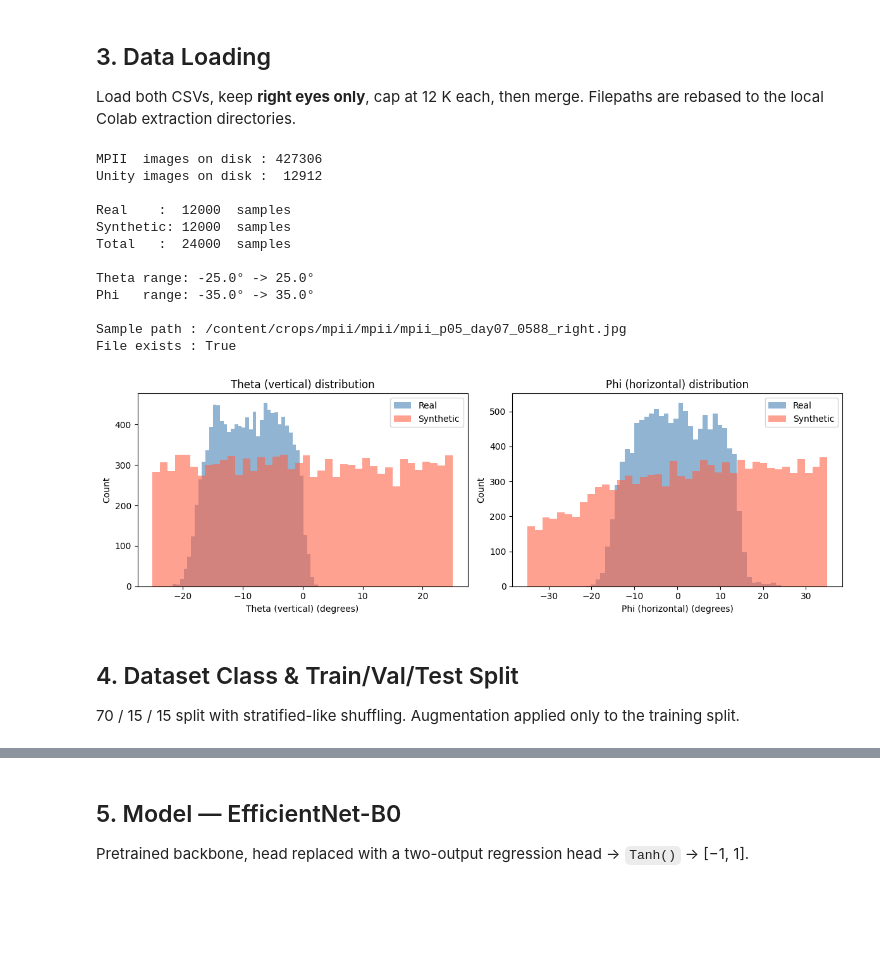
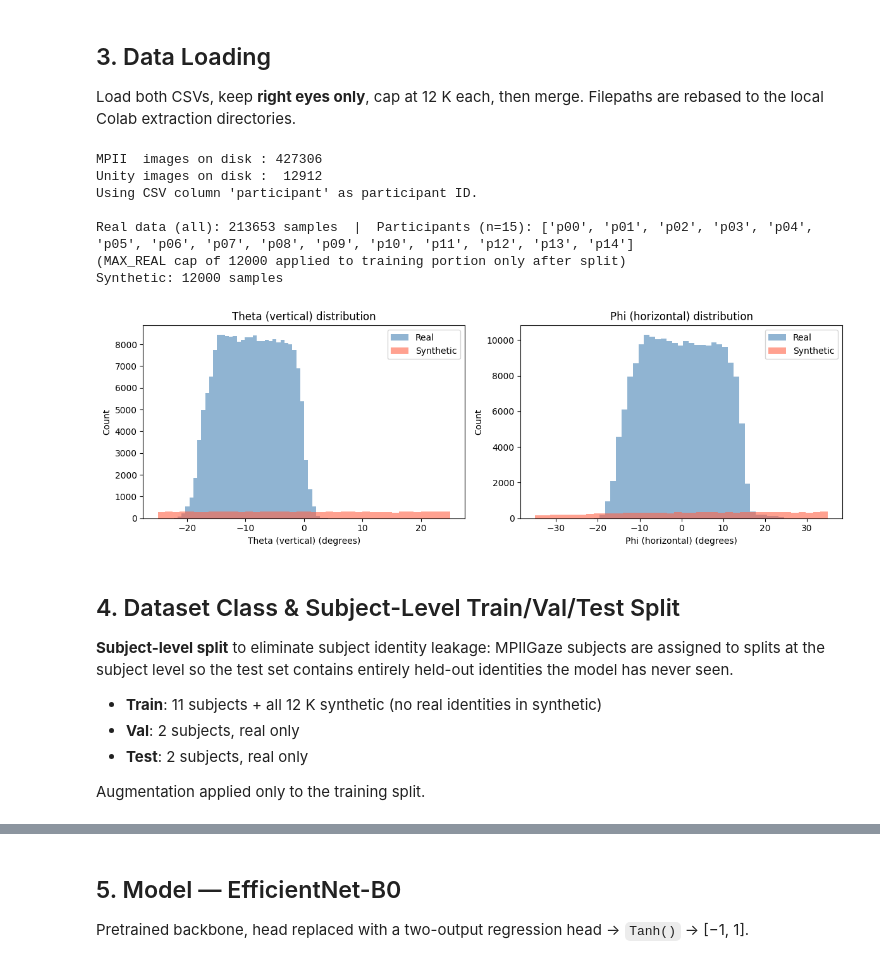
Before and after one commit to sanzserif/synth-gaze-fyp, a Jupyter notebook: backend/Research/model_atmpt_2.ipynb, the cells around one changed output, grey strips where cells are left out. Cells and saved outputs as stored; diff of their text form; code cells hidden in the pictures; blank space fills up the shorter version.

Commit message:
test: 03Apr0112h model train snapshot

```diff
--- a/backend/Research/model_atmpt_2.ipynb
+++ b/backend/Research/model_atmpt_2.ipynb
@@ -184,62 +176,81 @@ mpii_on_disk  = {os.path.basename(p) for p in glob.glob(f'{IMAGES_MPII}/*.jpg')}
 unity_on_disk = {os.path.basename(p) for p in glob.glob(f'{IMAGES_UNITY}/*.jpg')}
 print(f"MPII  images on disk : {len(mpii_on_disk):>6}")
 print(f"Unity images on disk : {len(unity_on_disk):>6}")
 
-# ── Load real (MPIIGaze, right eye only, files-on-disk filtered) ─────────────
+# ── Load ALL real data (no cap here — cap is applied to training only after split) ──
 df_real = pd.read_csv(MPII_CSV)
 df_real = df_real[df_real['side'] == 'right'].copy()
 df_real['_fname'] = df_real['filepath'].apply(lambda p: p.replace('\\', '/').split('/')[-1])
 df_real = df_real[df_real['_fname'].isin(mpii_on_disk)].drop(columns='_fname')
-df_real = df_real.sample(n=min(MAX_REAL, len(df_real)), random_state=SEED).reset_index(drop=True)
+df_real = df_real.sample(frac=1, random_state=SEED).reset_index(drop=True)   # shuffle only
 df_real['filepath'] = df_real['filepath'].apply(lambda p: rebase_path(p, IMAGES_MPII))
+
+# ── Extract participant ID for person-level splitting ─────────────────────────
+# Priority: use an existing CSV column if available, otherwise parse the filename.
+_PARTICIPANT_COLS = ['participant', 'subject', 'person', 'person_id', 'participant_id', 'subject_id']
+_found_col = next((c for c in _PARTICIPANT_COLS if c in df_real.columns), None)
+
+if _found_col:
+    df_real['subject'] = df_real[_found_col].astype(str)
+    print(f"Using CSV column '{_found_col}' as participant ID.")
+else:
+    # Fallback: parse filename. MPIIGaze normalised filenames are pXX_NNNNN.jpg.
+    # If that yields only one unique value the filenames don't carry participant info
+    # and we assign IDs by splitting the full pool into 15 equal-sized groups.
+    _parsed = df_real['filepath'].apply(lambda p: os.path.basename(p).split('_')[0])
+    if _parsed.nunique() > 1:
+        df_real['subject'] = _parsed
+        print(f"Participant ID parsed from filename prefix.")
+    else:
+        # Assign 15 pseudo-participant groups so the person-level split still works
+        N_PSEUDO = 15
+        _ids = np.array_split(np.arange(len(df_real)), N_PSEUDO)
+        _label_arr = np.empty(len(df_real), dtype=object)
+        for i, idx in enumerate(_ids):
+            _label_arr[idx] = f'p{i:02d}'
+        df_real['subject'] = _label_arr
+        print(f"⚠  No participant column found and filename prefix is not unique.")
+        print(f"   Assigned {N_PSEUDO} pseudo-participant groups for person-level split.")
+        print(f"   For a truly identity-leak-free split, add a 'participant' column to {MPII_CSV}.")
+
+print(f"\nReal data (all): {len(df_real)} samples  |  "
+      f"Participants (n={df_real['subject'].nunique()}): {sorted(df_real['subject'].unique())}")
+print(f"(MAX_REAL cap of {MAX_REAL} applied to training portion only after split)")
 
 # ── Load synthetic (UnityEyes2, files-on-disk filtered) ──────────────────────
 df_synth = pd.read_csv(UNITY_CSV)
 df_synth['_fname'] = df_synth['filepath'].apply(lambda p: p.replace('\\', '/').split('/')[-1])
 df_synth = df_synth[df_synth['_fname'].isin(unity_on_disk)].drop(columns='_fname')
 df_synth = df_synth.sample(n=min(MAX_SYNTH, len(df_synth)), random_state=SEED).reset_index(drop=True)
 df_synth['filepath'] = df_synth['filepath'].apply(lambda p: rebase_path(p, IMAGES_UNITY))
 
-# ── Merge & shuffle ──────────────────────────────────────────────────────────
-df_all = pd.concat([df_real, df_synth], ignore_index=True)
-df_all = df_all.sample(frac=1, random_state=SEED).reset_index(drop=True)
-
-print(f"\nReal    : {len(df_real):>6}  samples")
-print(f"Synthetic: {len(df_synth):>5}  samples")
-print(f"Total   : {len(df_all):>6}  samples")
-print(f"\nTheta range: {np.degrees(df_all.theta.min()):.1f}° -> {np.degrees(df_all.theta.max()):.1f}°")
-print(f"Phi   range: {np.degrees(df_all.phi.min()):.1f}° -> {np.degrees(df_all.phi.max()):.1f}°")
-
-# ── Quick path sanity check ───────────────────────────────────────────────────
-_sample = df_all['filepath'].iloc[0]
-print(f"\nSample path : {_sample}")
-print(f"File exists : {os.path.exists(_sample)}")
+print(f"Synthetic: {len(df_synth)} samples")
 
 # ── Distribution plot ────────────────────────────────────────────────────────
 fig, axes = plt.subplots(1, 2, figsize=(12, 4))
 for ax, col, label in zip(axes, ['theta', 'phi'], ['Theta (vertical)', 'Phi (horizontal)']):
     ax.hist(np.degrees(df_real[col]),  bins=40, alpha=0.6, label='Real',      color='steelblue')
     ax.hist(np.degrees(df_synth[col]), bins=40, alpha=0.6, label='Synthetic', color='tomato')
     ax.set_xlabel(f'{label} (degrees)'); ax.set_ylabel('Count')
     ax.set_title(f'{label} distribution'); ax.legend()
 plt.tight_layout(); plt.show()
 # %% [output]
 MPII  images on disk : 427306
 Unity images on disk :  12912
+Using CSV column 'participant' as participant ID.
 
-Real    :  12000  samples
-Synthetic: 12000  samples
-Total   :  24000  samples
-
-Theta range: -25.0° -> 25.0°
-Phi   range: -35.0° -> 35.0°
-
-Sample path : /content/crops/mpii/mpii/mpii_p05_day07_0588_right.jpg
-File exists : True
+Real data (all): 213653 samples  |  Participants (n=15): ['p00', 'p01', 'p02', 'p03', 'p04', 'p05', 'p06', 'p07', 'p08', 'p09', 'p10', 'p11', 'p12', 'p13', 'p14']
+(MAX_REAL cap of 12000 applied to training portion only after split)
+Synthetic: 12000 samples
-[figure, old version]
+[figure, new version]
 # %% [markdown]
-## 4. Dataset Class & Train/Val/Test Split
-70 / 15 / 15 split with stratified-like shuffling. Augmentation applied only to the training split.
+## 4. Dataset Class & Subject-Level Train/Val/Test Split
+**Subject-level split** to eliminate subject identity leakage: MPIIGaze subjects are assigned to splits at the subject level so the test set contains entirely held-out identities the model has never seen.
+- **Train**: 11 subjects + all 12 K synthetic (no real identities in synthetic)
+- **Val**: 2 subjects, real only
+- **Test**: 2 subjects, real only
+
+Augmentation applied only to the training split.
 # %%
 class GazeDataset(Dataset):
     """Eye-crop dataset returning (image_tensor, [theta_n, phi_n])."""
```
Also changed, not shown: parts of 13 cells of this notebook, 10 other files.
